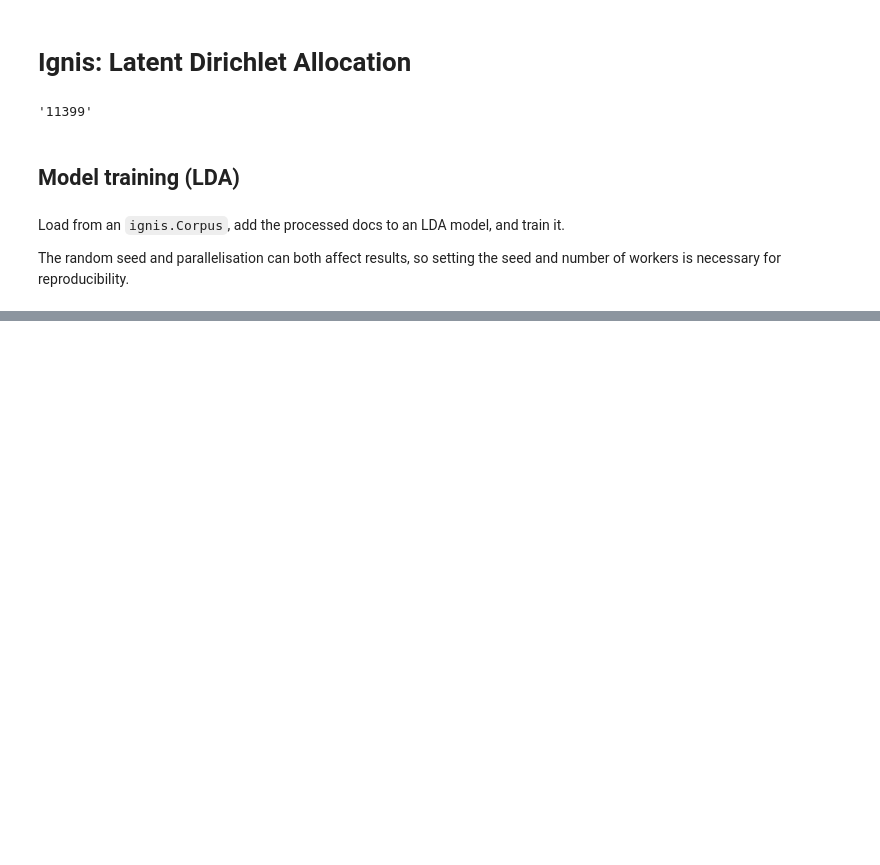
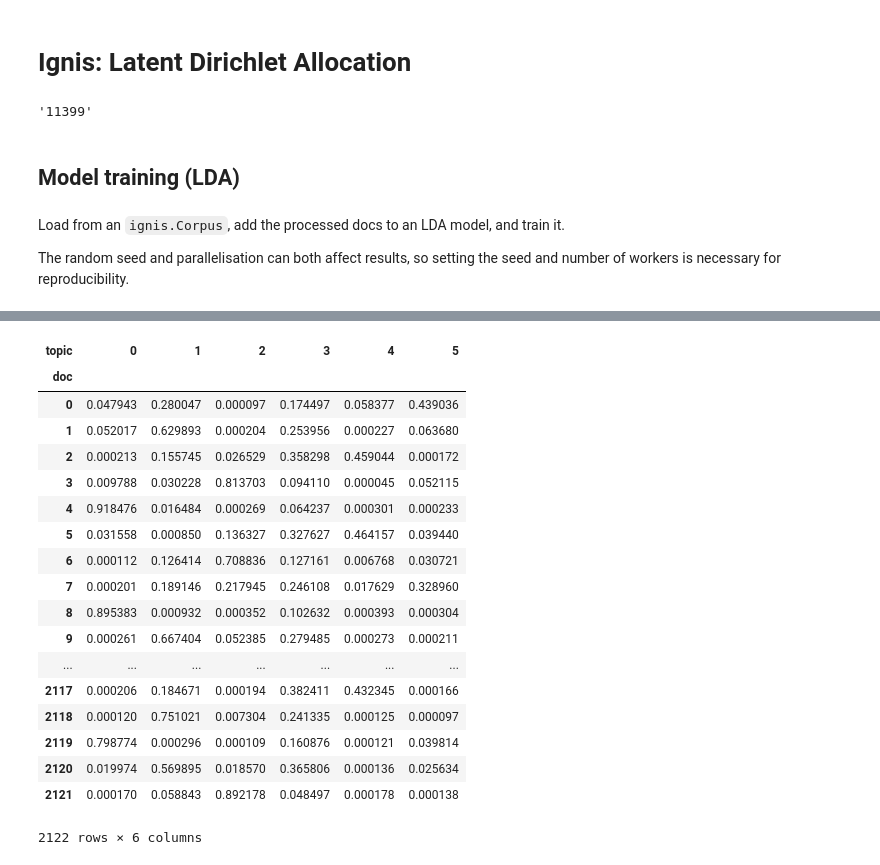
Before and after one commit to ZechyW/ignis-tm, a Jupyter notebook: pyLDAvis optimisation.ipynb, the cells around one changed output, grey strips where cells are left out. Cells and saved outputs as stored; diff of their text form; code cells hidden in the pictures; blank space fills up the shorter version.

```diff
--- a/pyLDAvis optimisation.ipynb
+++ b/pyLDAvis optimisation.ipynb
@@ -117,3 +124,25 @@ vocab            = _series_with_name(vocab, 'vocab')
 R = min(30, len(vocab))
 lambda_step = 0.1
 n_jobs = -1
+# %%
+doc_topic_dists
+# %% [output]
+| topic | 0 | 1 | 2 | 3 | 4 | 5 |
+| doc |  |  |  |  |  |  |
+| 0 | 0.047943 | 0.280047 | 0.000097 | 0.174497 | 0.058377 | 0.439036 |
+| 1 | 0.052017 | 0.629893 | 0.000204 | 0.253956 | 0.000227 | 0.063680 |
+| 2 | 0.000213 | 0.155745 | 0.026529 | 0.358298 | 0.459044 | 0.000172 |
+| 3 | 0.009788 | 0.030228 | 0.813703 | 0.094110 | 0.000045 | 0.052115 |
+| 4 | 0.918476 | 0.016484 | 0.000269 | 0.064237 | 0.000301 | 0.000233 |
+| 5 | 0.031558 | 0.000850 | 0.136327 | 0.327627 | 0.464157 | 0.039440 |
+| 6 | 0.000112 | 0.126414 | 0.708836 | 0.127161 | 0.006768 | 0.030721 |
+| 7 | 0.000201 | 0.189146 | 0.217945 | 0.246108 | 0.017629 | 0.328960 |
+| 8 | 0.895383 | 0.000932 | 0.000352 | 0.102632 | 0.000393 | 0.000304 |
+| 9 | 0.000261 | 0.667404 | 0.052385 | 0.279485 | 0.000273 | 0.000211 |
+| ... | ... | ... | ... | ... | ... | ... |
+| 2117 | 0.000206 | 0.184671 | 0.000194 | 0.382411 | 0.432345 | 0.000166 |
+| 2118 | 0.000120 | 0.751021 | 0.007304 | 0.241335 | 0.000125 | 0.000097 |
+| 2119 | 0.798774 | 0.000296 | 0.000109 | 0.160876 | 0.000121 | 0.039814 |
+| 2120 | 0.019974 | 0.569895 | 0.018570 | 0.365806 | 0.000136 | 0.025634 |
+| 2121 | 0.000170 | 0.058843 | 0.892178 | 0.048497 | 0.000178 | 0.000138 |
+2122 rows × 6 columns
```
Also changed, not shown: parts of 7 cells of this notebook, 5 other files.
